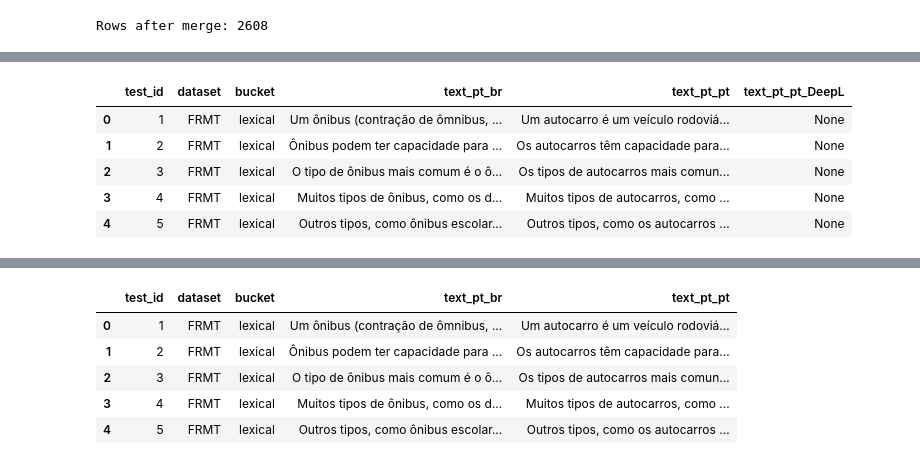
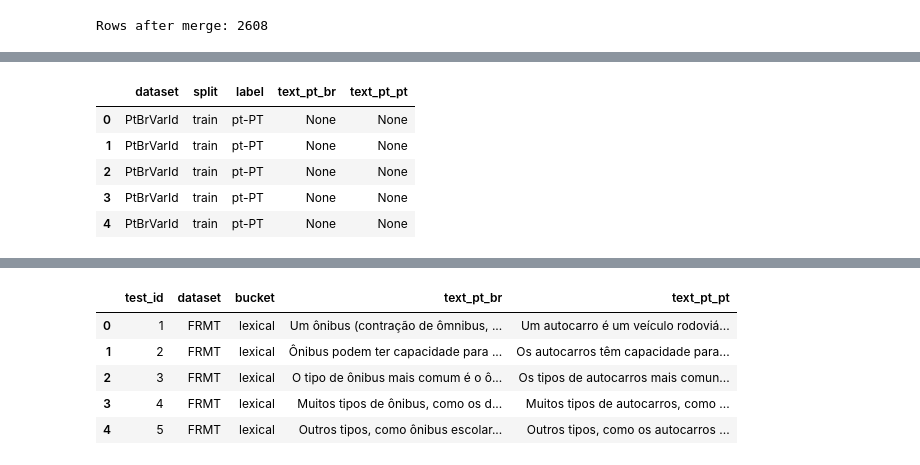
Before and after one commit to laiarodrigo/Thesis, a Jupyter notebook: eda's/07_splits.ipynb, the cells around one changed output, grey strips where cells are left out. Cells and saved outputs as stored; diff of their text form; code cells hidden in the pictures.

Commit message:
Preparing data to be gpu run

```diff
--- a/eda's/07_splits.ipynb
+++ b/eda's/07_splits.ipynb
@@ -181,16 +194,16 @@ NameError: name 'con' is not defined
 #     con.close()
 # %%
 con = duckdb.connect(DB_PATH)
-df = con.execute("SELECT * FROM test_data LIMIT 5").fetchdf()
+df = con.execute("SELECT * FROM ptbrvarid WHERE dataset = 'PtBrVarId' LIMIT 5").fetchdf()
 con.close()
 df
 # %% [output]
-|  | test_id | dataset | bucket | text_pt_br | text_pt_pt | text_pt_pt_DeepL |
-| 0 | 1 | FRMT | lexical | Um ônibus (contração de ômnibus, ... | Um autocarro é um veículo rodoviá... | None |
-| 1 | 2 | FRMT | lexical | Ônibus podem ter capacidade para ... | Os autocarros têm capacidade para... | None |
-| 2 | 3 | FRMT | lexical | O tipo de ônibus mais comum é o ô... | Os tipos de autocarros mais comun... | None |
-| 3 | 4 | FRMT | lexical | Muitos tipos de ônibus, como os d... | Muitos tipos de autocarros, como ... | None |
-| 4 | 5 | FRMT | lexical | Outros tipos, como ônibus escolar... | Outros tipos, como os autocarros ... | None |
+|  | dataset | split | label | text_pt_br | text_pt_pt |
+| 0 | PtBrVarId | train | pt-PT | None | None |
+| 1 | PtBrVarId | train | pt-PT | None | None |
+| 2 | PtBrVarId | train | pt-PT | None | None |
+| 3 | PtBrVarId | train | pt-PT | None | None |
+| 4 | PtBrVarId | train | pt-PT | None | None |
 # %%
 con = duckdb.connect(DB_PATH)
 df = con.execute("SELECT * FROM test_data").fetchdf()
```
Also changed, not shown: parts of 2 cells of this notebook, 2 other files.
